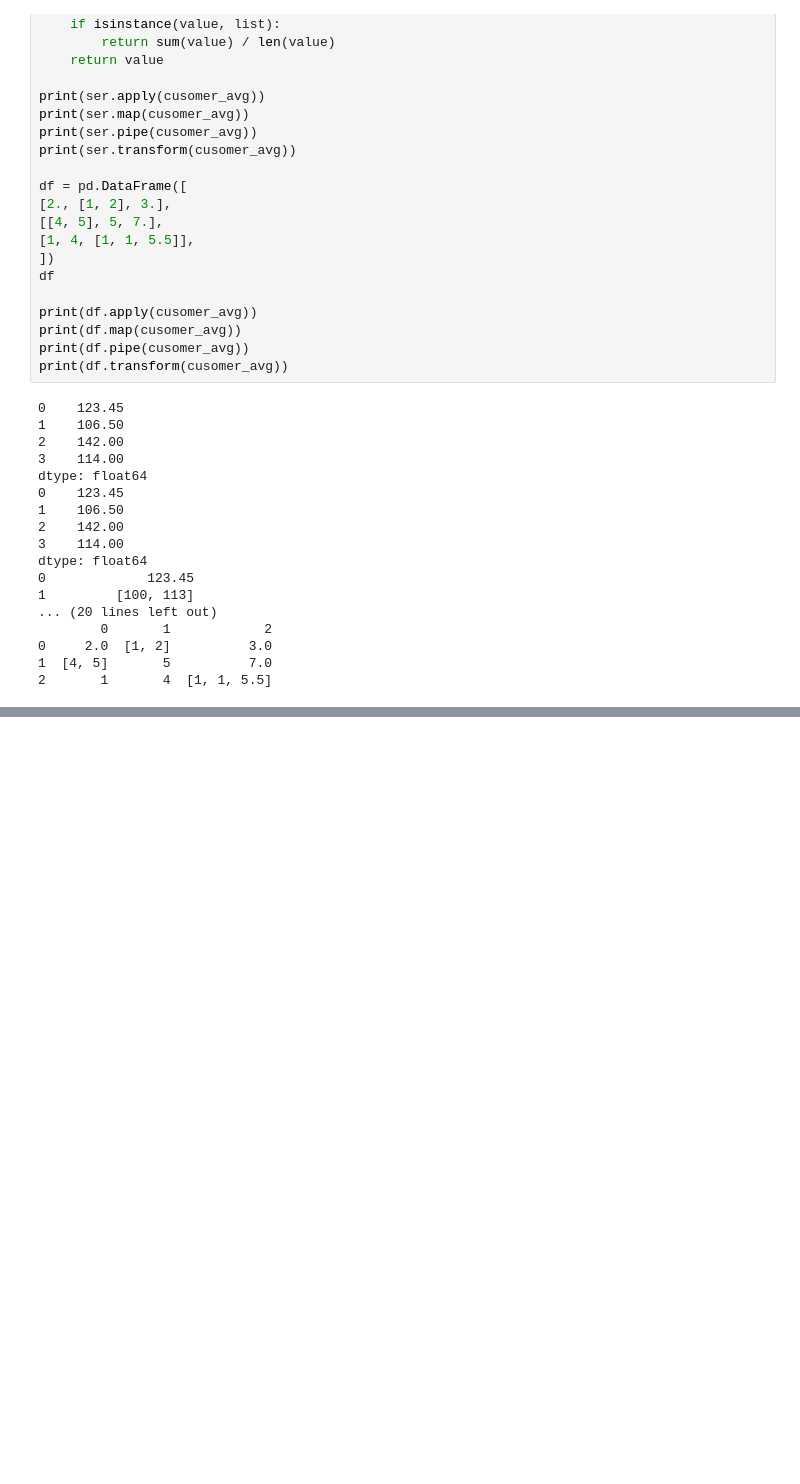
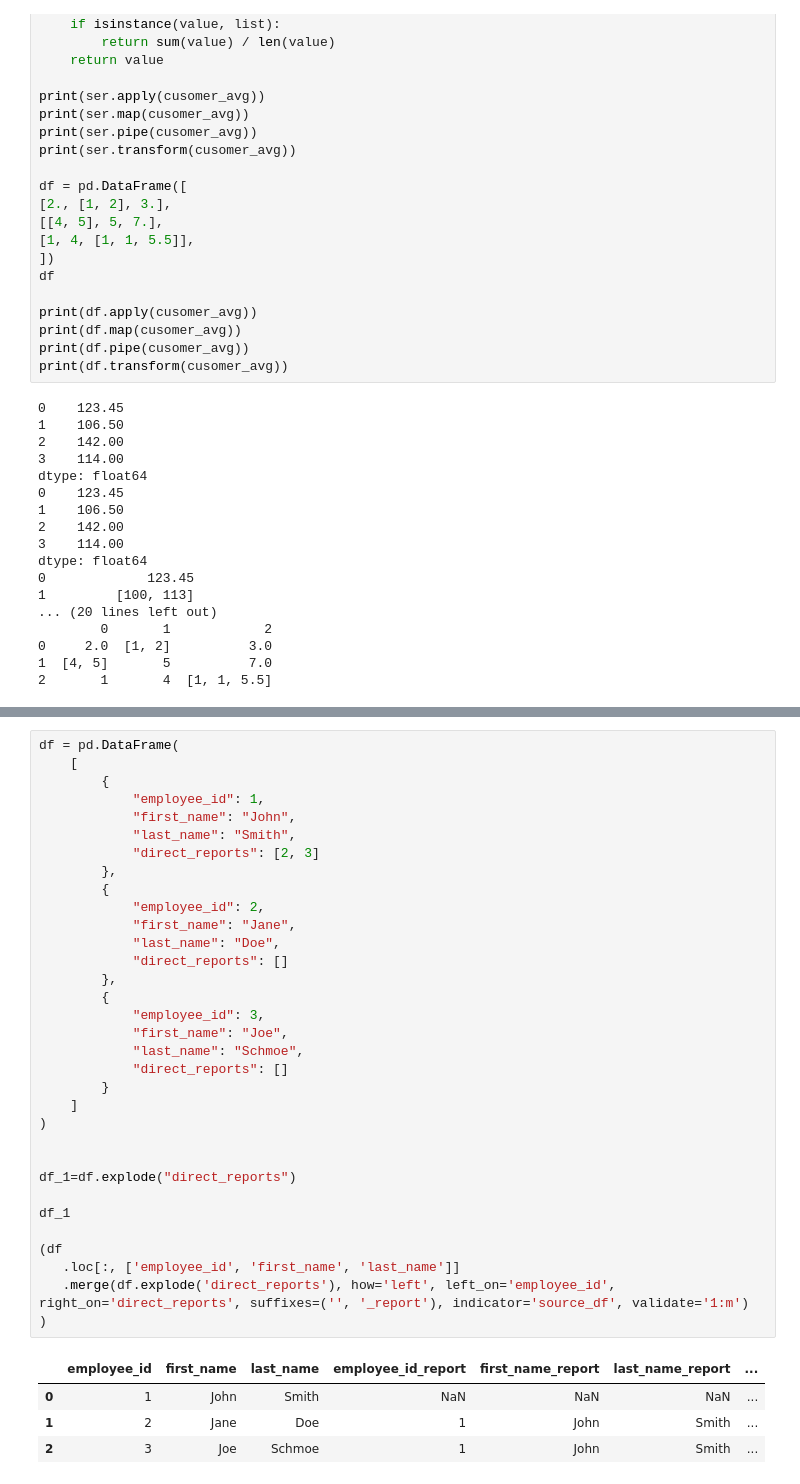
Before and after one commit to zhefeng687/effective_pandas, a Jupyter notebook: code/pandas_practice.ipynb, the cells around one changed output, grey strips where cells are left out. Drawn from its saved outputs; the diff is of its cells as text; blank space fills up the shorter version.

```diff
--- a/code/pandas_practice.ipynb
+++ b/code/pandas_practice.ipynb
@@ -1410,0 +1815,38 @@ dtype: float64
+# %%
+df = pd.DataFrame(
+    [
+        {
+            "employee_id": 1,
+            "first_name": "John",
+            "last_name": "Smith",
+            "direct_reports": [2, 3]
+        },
+        {
+            "employee_id": 2,
+            "first_name": "Jane",
+            "last_name": "Doe",
+            "direct_reports": []
+        },
+        {
+            "employee_id": 3,
+            "first_name": "Joe",
+            "last_name": "Schmoe",
+            "direct_reports": []
+        }
+    ]
+)
+
+
+df_1=df.explode("direct_reports")
+
+df_1
+
+(df
+   .loc[:, ['employee_id', 'first_name', 'last_name']]
+   .merge(df.explode('direct_reports'), how='left', left_on='employee_id', right_on='direct_reports', suffixes=('', '_report'), indicator='source_df', validate='1:m')
+)
+# %% [output]
+|  | employee_id | first_name | last_name | employee_id_report | first_name_report | last_name_report | ... |
+| 0 | 1 | John | Smith | NaN | NaN | NaN | ... |
+| 1 | 2 | Jane | Doe | 1 | John | Smith | ... |
+| 2 | 3 | Joe | Schmoe | 1 | John | Smith | ... |
```
Also changed, not shown: parts of 10 cells of this notebook.
